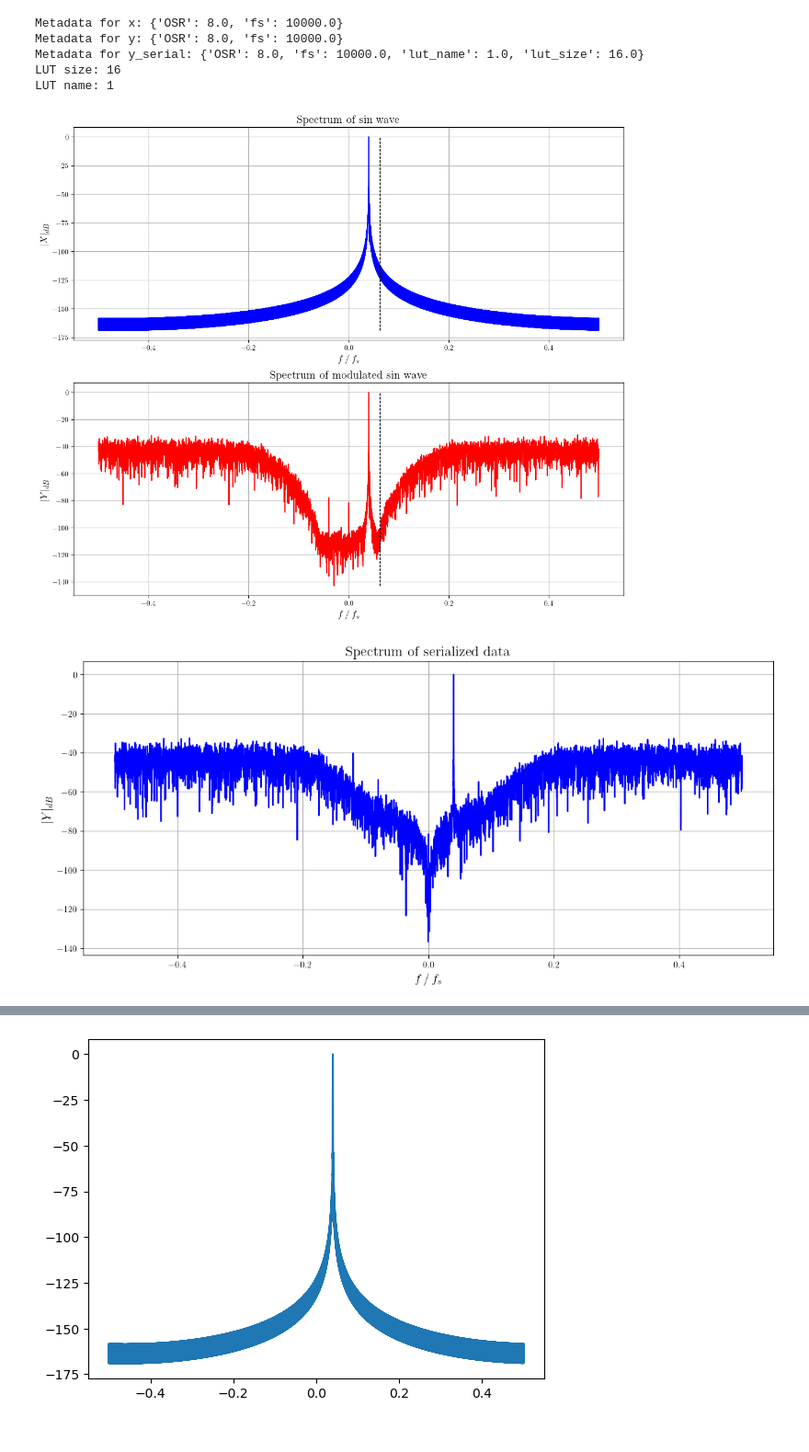
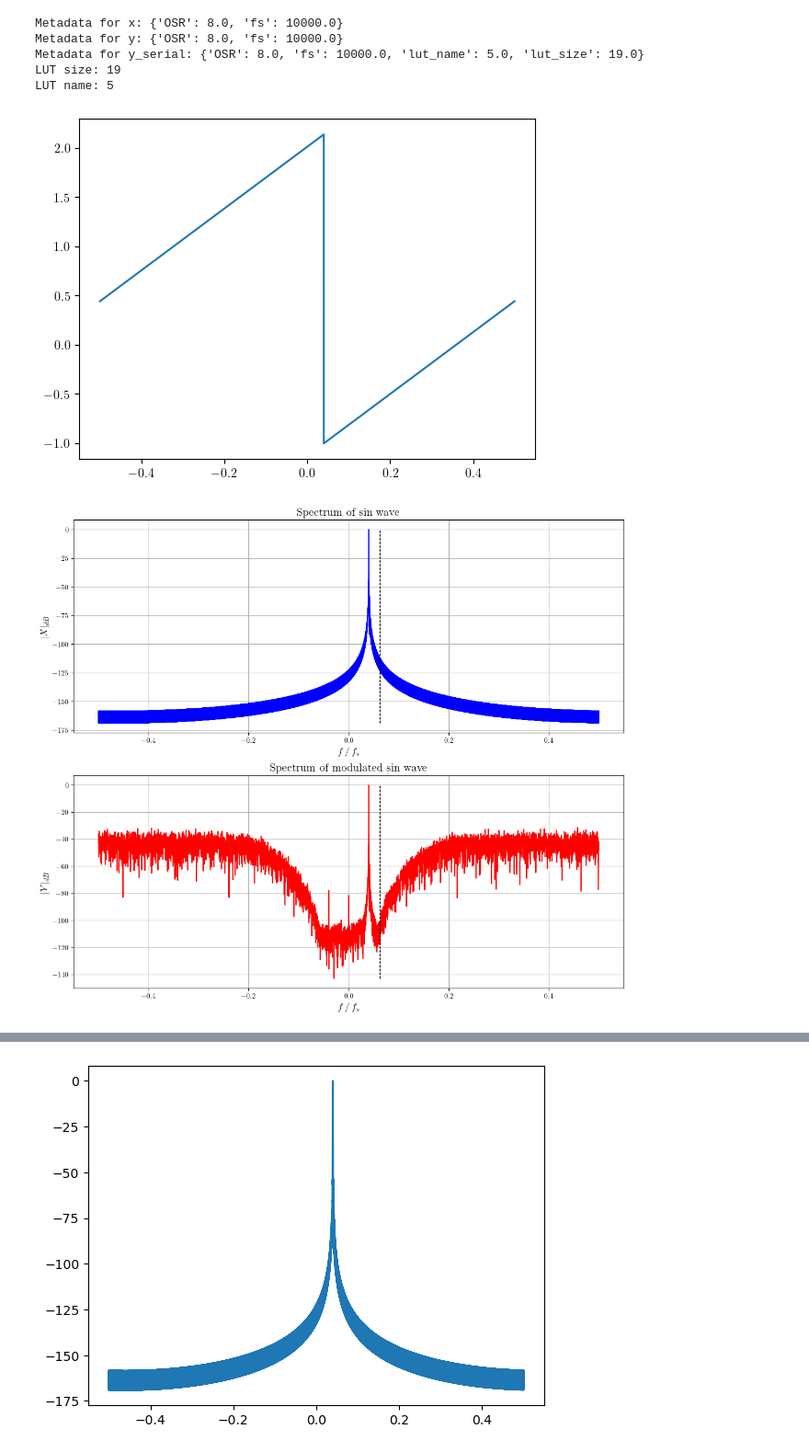
Before and after one commit to urosminoski/All-Digital-RF-Transmitter-in-FPGA-master-, a Jupyter notebook: sim/v1.5/python/Untitled1.ipynb, the cells around one changed output, grey strips where cells are left out. Shown at 92% size. Cells and saved outputs as stored; diff of their text form; code cells hidden in the pictures.

```diff
--- a/sim/v1.5/python/Untitled1.ipynb
+++ b/sim/v1.5/python/Untitled1.ipynb
@@ -95,6 +95,9 @@ YdB = 20 * np.log10(np.abs(np.fft.fftshift(np.fft.fft(y_win))))
 
 freqs = (np.arange(N) / N - 0.5)
 
+plt.plot(freqs, np.unwrap(np.angle(np.fft.fftshift(np.fft.fft(x)))))
+plt.show()
+
 # Plotting
 plt.figure(figsize=(14, 12))
 
@@ -123,37 +126,38 @@ plt.show()
 
 # Process y_serial
 w = signal.barthann(len(y_serial), False)
 y_serial_win = y_serial * w
 
 N = len(y_serial_win) #// lut_size
 epsilon = 1e-12
 
-M = N // lut_size
+M = N #// lut_size
 freqs = (np.arange(M) / M - 0.5)
 
 y_fft = np.fft.fftshift(np.fft.fft(y_serial_win))
-YsdB = 20 * np.log10(np.abs(y_fft)[int(N/2*(1-1/lut_size)):int(N/2*(1+1/lut_size))]+ epsilon)  # Adding epsilon to avoid log of zero
+YsdB = 20 * np.log10(np.abs(y_fft))#[int(N/2*(1-1/lut_size)):int(N/2*(1+1/lut_size))]+ epsilon)  # Adding epsilon to avoid log of zero
 YsdB -= np.max(YsdB)
 
 # Plotting
 plt.figure(figsize=(14, 6))
 
 # Plot YsdB
 plt.plot(freqs, YsdB - np.max(YsdB), label='YsdB', color='blue')
 plt.title(r'Spectrum of serialized data', fontsize=16)
 plt.xlabel(r'$f \, / \, f_s$', fontsize=14)
 plt.ylabel(r'$|Y|_{dB}$', fontsize=14)
+plt.xlim([-0.5/lut_size,0.5/lut_size])
 plt.grid()
 plt.show();
 
 # serial_data_fig = f"./figs/sinData_serialData_LUT{lut_name}.png"
 # plt.savefig(serial_data_fig)
 # print(f"Figure saved as {serial_data_fig}")
 # %% [output]
 Metadata for x: {'OSR': 8.0, 'fs': 10000.0}
 Metadata for y: {'OSR': 8.0, 'fs': 10000.0}
-Metadata for y_serial: {'OSR': 8.0, 'fs': 10000.0, 'lut_name': 1.0, 'lut_size': 16.0}
-LUT size: 16
-LUT name: 1
+Metadata for y_serial: {'OSR': 8.0, 'fs': 10000.0, 'lut_name': 5.0, 'lut_size': 19.0}
+LUT size: 19
+LUT name: 5
-[figure, old version]
+[figure, new version]
-[figure, old version]
+[figure, new version]
```
Also changed, not shown: parts of 4 cells of this notebook, 22 other files.
